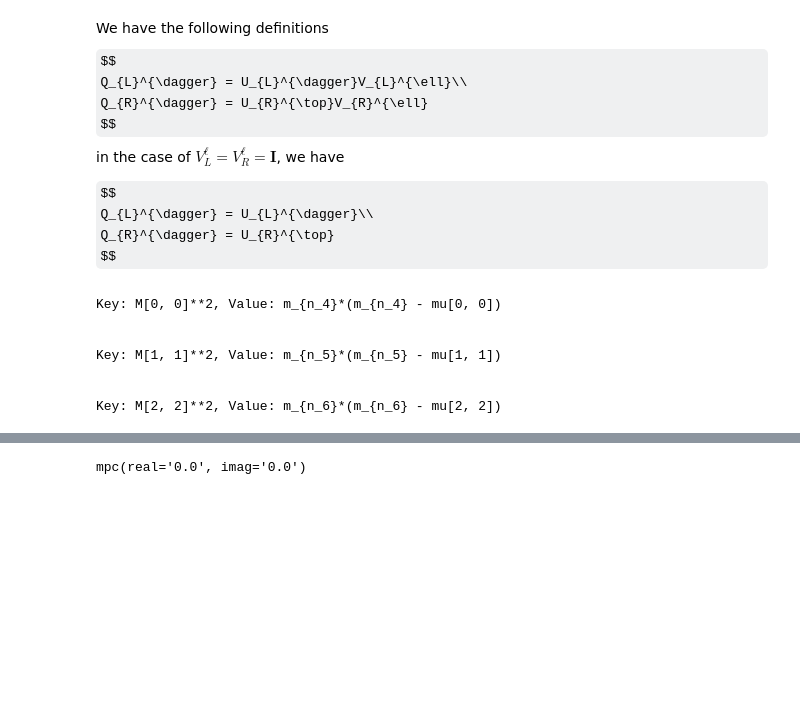
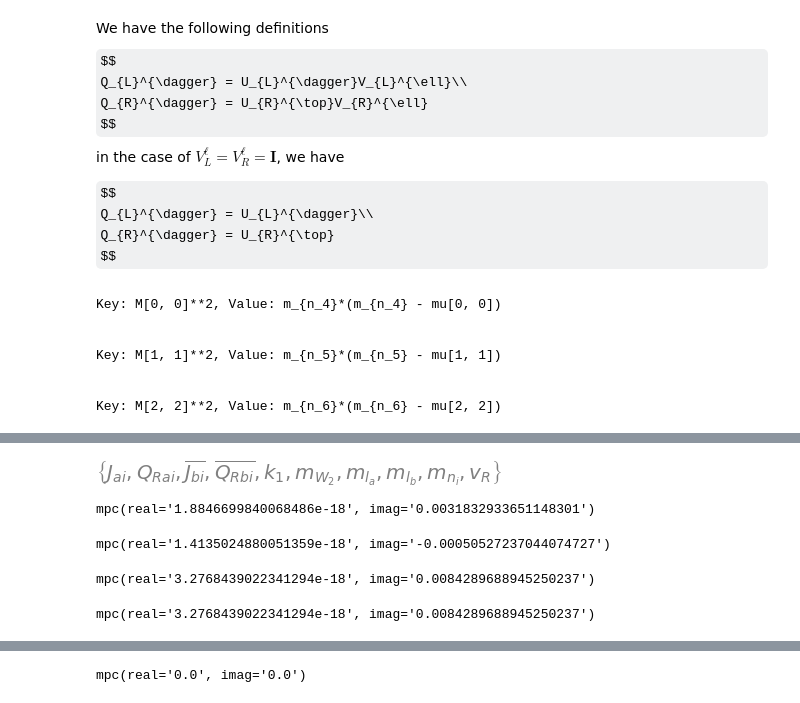
Before and after one commit to moiseszeleny/LRSM-with-Spheno, a Jupyter notebook: sympy_calculations/LFV decays DLRSM/diagram_formfactors_functions.ipynb, the cells around one changed output, grey strips where cells are left out. Cells and saved outputs as stored; diff of their text form; code cells hidden in the pictures; some formulas as TeX source; blank space fills up the shorter version.

```diff
--- a/sympy_calculations/LFV decays DLRSM/diagram_formfactors_functions.ipynb
+++ b/sympy_calculations/LFV decays DLRSM/diagram_formfactors_functions.ipynb
@@ -321 +332,5 @@ from LFVXD.numeric.mpmath_definitions import B1_0, B1_1
+# %%
+symbolic_formfactor['ni_GR']['AL'].atoms(Symbol)
+# %% [output]
+[figure, added]
 # %%
@@ -330,3 +359,19 @@ AR_lamb = lambdify(
+# %%
+function_formfactors['ni_GR']['AR'](1,2,3,4,5,6,7,8,9,10)
+# %% [output]
+mpc(real='1.8846699840068486e-18', imag='0.0031832933651148301')
+# %%
+function_formfactors['ni_GR']['AL'](1,2,3,4,5,6,7,8,9,10)
+# %% [output]
+mpc(real='1.4135024880051359e-18', imag='-0.00050527237044074727')
+# %%
+function_formfactors['ni_GL']['AR'](1,2,3,4,5,6,7,8,9)
+# %% [output]
+mpc(real='3.2768439022341294e-18', imag='0.0084289688945250237')
+# %%
+AR_lamb(1,2,3,4,5,6,7,8,9)
+# %% [output]
+mpc(real='3.2768439022341294e-18', imag='0.0084289688945250237')
 # %%
 import mpmath as mp
 mp.dps = 120; mp.pretty = True
```
Also changed, not shown: parts of 53 cells of this notebook, 2 other files.
